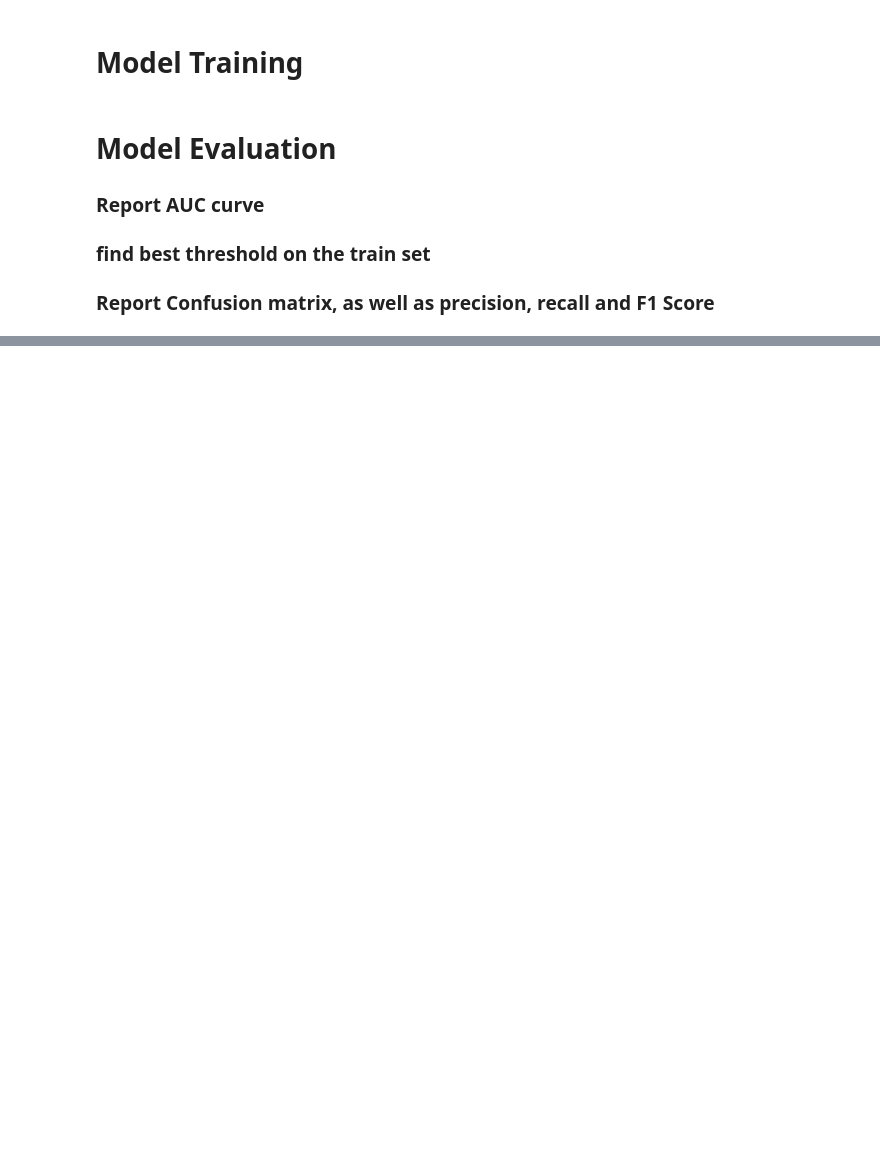
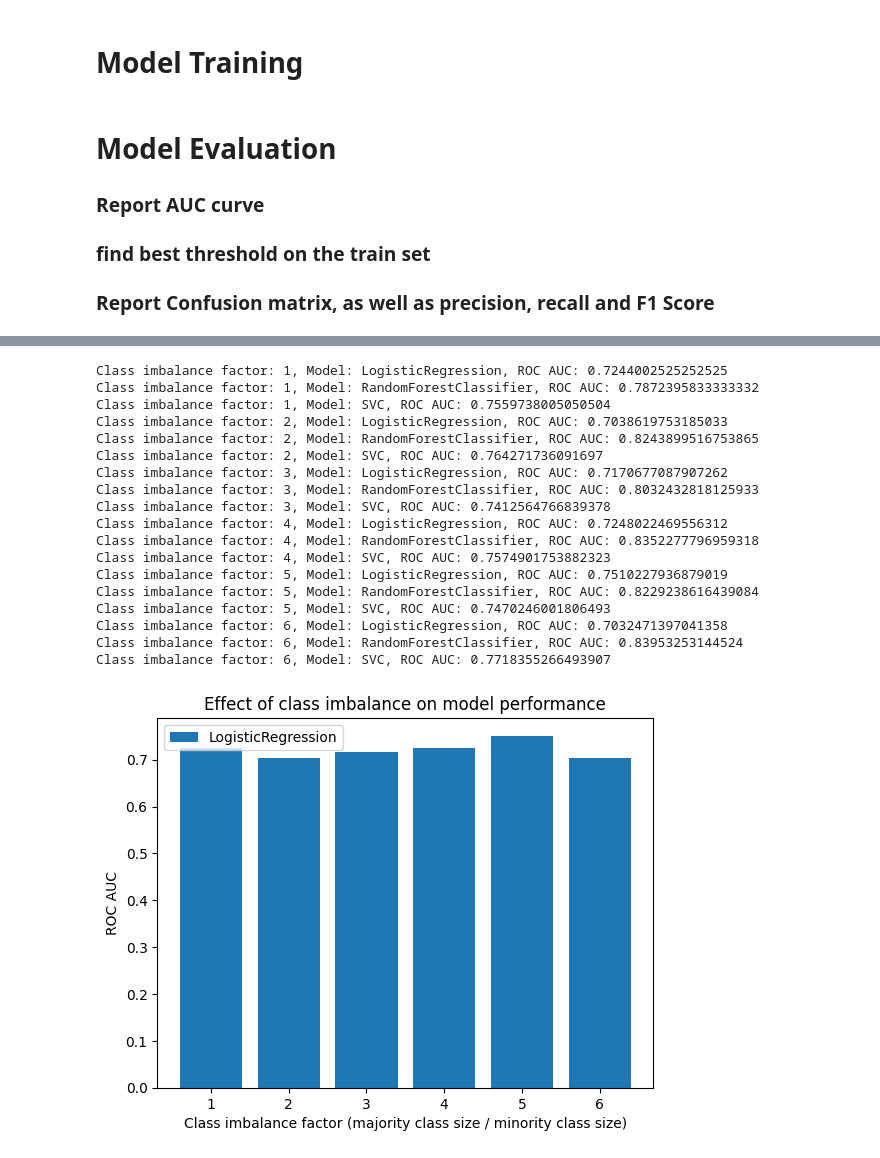
Before and after one commit to julianostermaier/cheminfo_project, a Jupyter notebook: hiv_classification.ipynb, the cells around one changed output, grey strips where cells are left out. Saved outputs shown, nothing was run; the diff lists cells and outputs as text; code cells hidden in the pictures; blank space fills up the shorter version.

```diff
--- a/hiv_classification.ipynb
+++ b/hiv_classification.ipynb
@@ -684,0 +653,49 @@ Iterations: 960, Train F1: 0.5526, Test F1: 0.5585
+# %%
+# for different magnitudes of class imbalance
+factors = [1, 2, 3, 4, 5, 6]
+model_roc_auc = {model.__class__.__name__: [] for model in models}
+for factor in factors:
+    min_size = y.value_counts().min()
+    balanced_df = pd.concat([
+        X_selected[X_selected['HIV active'] == 0].sample(min_size*factor, replace=True),
+        X_selected[X_selected['HIV active'] == 1].sample(min_size)
+    ])
+
+    for i, model in enumerate(models):
+        X_ = balanced_df.drop(columns=['HIV active'])
+        y_ = balanced_df['HIV active']
+
+        X_train, X_test, y_train, y_test = train_test_split(X_, y_, test_size=0.2, random_state=42)
+        _, _, _, _, performance_dict, _ = train_eval_model(model, X_train, y_train, X_test, y_test)
+        roc_auc = performance_dict['auc']
+        print(f'Class imbalance factor: {factor}, Model: {model.__class__.__name__}, ROC AUC: {roc_auc}')
+        model_roc_auc[model.__class__.__name__].append(roc_auc)
+
+# plot the results
+for model_name, roc_auc_list in model_roc_auc.items():
+    plt.bar(factors, roc_auc_list, label=model_name)
+    plt.xlabel('Class imbalance factor (majority class size / minority class size)')
+    plt.ylabel('ROC AUC')
+    plt.title('Effect of class imbalance on model performance')
+    plt.legend()
+    plt.show()
+# %% [output]
+Class imbalance factor: 1, Model: LogisticRegression, ROC AUC: 0.7244002525252525
+Class imbalance factor: 1, Model: RandomForestClassifier, ROC AUC: 0.7872395833333332
+Class imbalance factor: 1, Model: SVC, ROC AUC: 0.7559738005050504
+Class imbalance factor: 2, Model: LogisticRegression, ROC AUC: 0.7038619753185033
+Class imbalance factor: 2, Model: RandomForestClassifier, ROC AUC: 0.8243899516753865
+Class imbalance factor: 2, Model: SVC, ROC AUC: 0.764271736091697
+Class imbalance factor: 3, Model: LogisticRegression, ROC AUC: 0.7170677087907262
+Class imbalance factor: 3, Model: RandomForestClassifier, ROC AUC: 0.8032432818125933
+Class imbalance factor: 3, Model: SVC, ROC AUC: 0.7412564766839378
+Class imbalance factor: 4, Model: LogisticRegression, ROC AUC: 0.7248022469556312
+Class imbalance factor: 4, Model: RandomForestClassifier, ROC AUC: 0.8352277796959318
+Class imbalance factor: 4, Model: SVC, ROC AUC: 0.7574901753882323
+Class imbalance factor: 5, Model: LogisticRegression, ROC AUC: 0.7510227936879019
+Class imbalance factor: 5, Model: RandomForestClassifier, ROC AUC: 0.8229238616439084
+Class imbalance factor: 5, Model: SVC, ROC AUC: 0.7470246001806493
+Class imbalance factor: 6, Model: LogisticRegression, ROC AUC: 0.7032471397041358
+Class imbalance factor: 6, Model: RandomForestClassifier, ROC AUC: 0.83953253144524
+Class imbalance factor: 6, Model: SVC, ROC AUC: 0.7718355266493907
+[figure, added]
```
Also changed, not shown: parts of 23 cells of this notebook, 1 other file.
